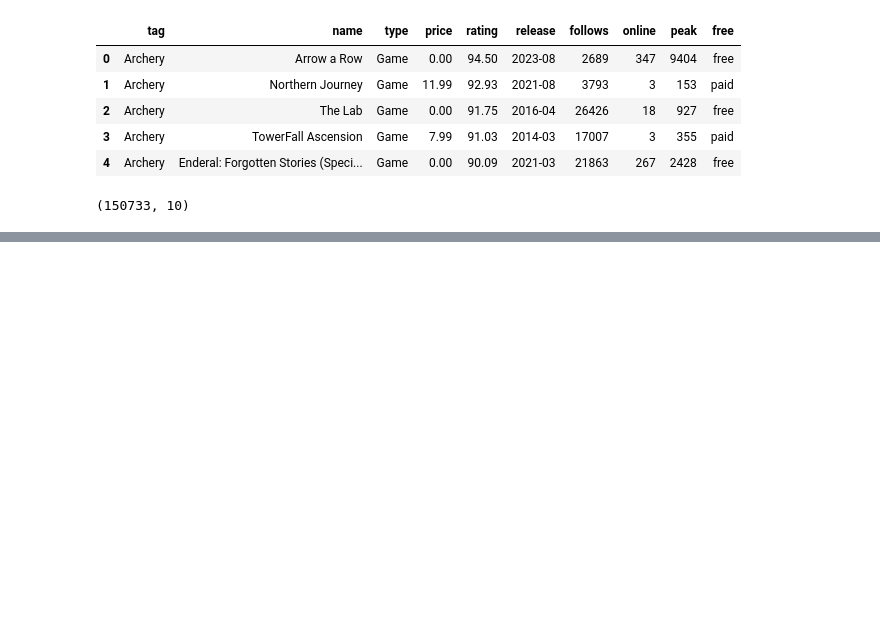
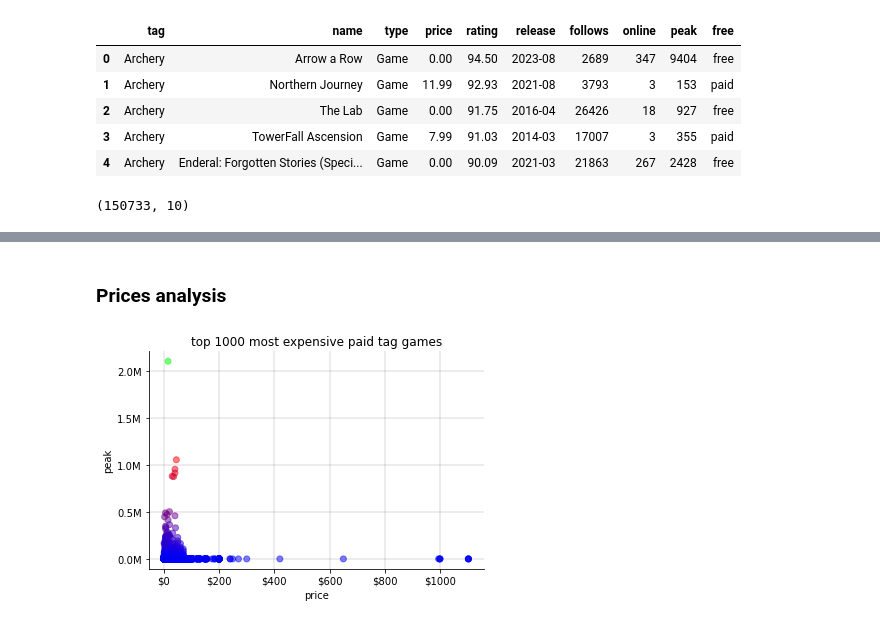
Before and after one commit to AymaneImr/SteamDb-Game-Market-Research, a Jupyter notebook: analyzing-data/main.ipynb, the cells around one changed output, grey strips where cells are left out. Saved outputs shown, nothing was run; the diff lists cells and outputs as text; code cells hidden in the pictures; blank space fills up the shorter version.

```diff
--- a/analyzing-data/main.ipynb
+++ b/analyzing-data/main.ipynb
@@ -87,0 +97,20 @@ too.shape
+# %% [markdown]
+### Prices analysis
+# %%
+import matplotlib.cm as cm
+#top 1000 most expensive paid tag games
+fig, ax = plt.subplots()
+top_paid_games = df1.loc[df1['free'] == 'paid', ['tag',  'name', 'price', 'peak', 'free']
+                        ].sort_values(by=['price'], ascending=False )
+ax.scatter(top_paid_games['price'], top_paid_games['peak'], alpha=0.5, c=top_paid_games['peak'], cmap=cm.brg)
+ax.yaxis.set_major_formatter(ticker.FuncFormatter(lambda x, pos: f'{x * 1e-6:.1f}M'))
+ax.xaxis.set_major_formatter(ticker.FuncFormatter(lambda x, pos: f'${int(x)}'))
+ax.set(title='top 1000 most expensive paid tag games',
+        xlabel='price',
+        ylabel='peak')
+# plt.setp(ax.get_xticklabels(), rotation = 30)
+ax.spines['top'].set_visible(False)
+ax.spines['right'].set_visible(False)
+ax.grid(color='black', linestyle='-', linewidth=0.30, alpha=0.5)
+# %% [output]
+[figure, added]
```
Also changed, not shown: parts of 6 cells of this notebook.
